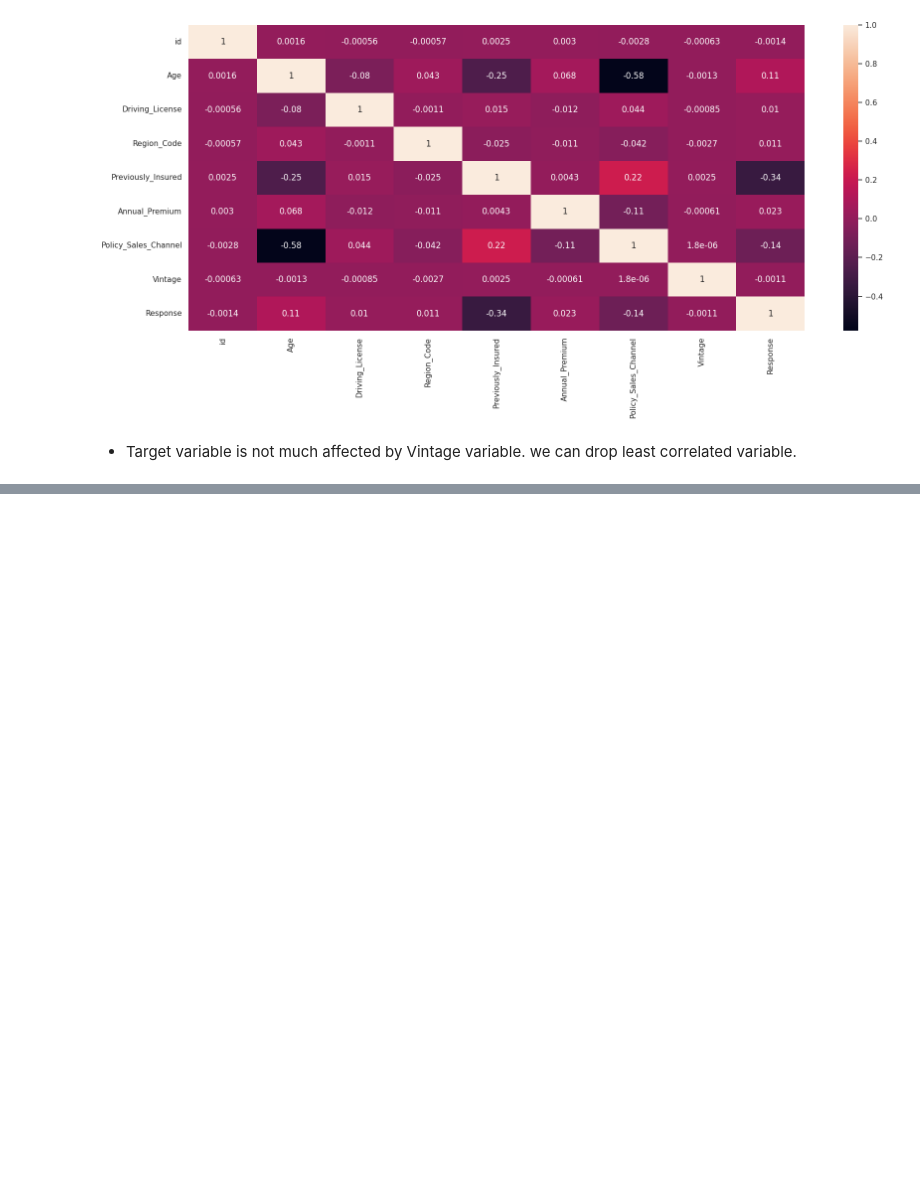
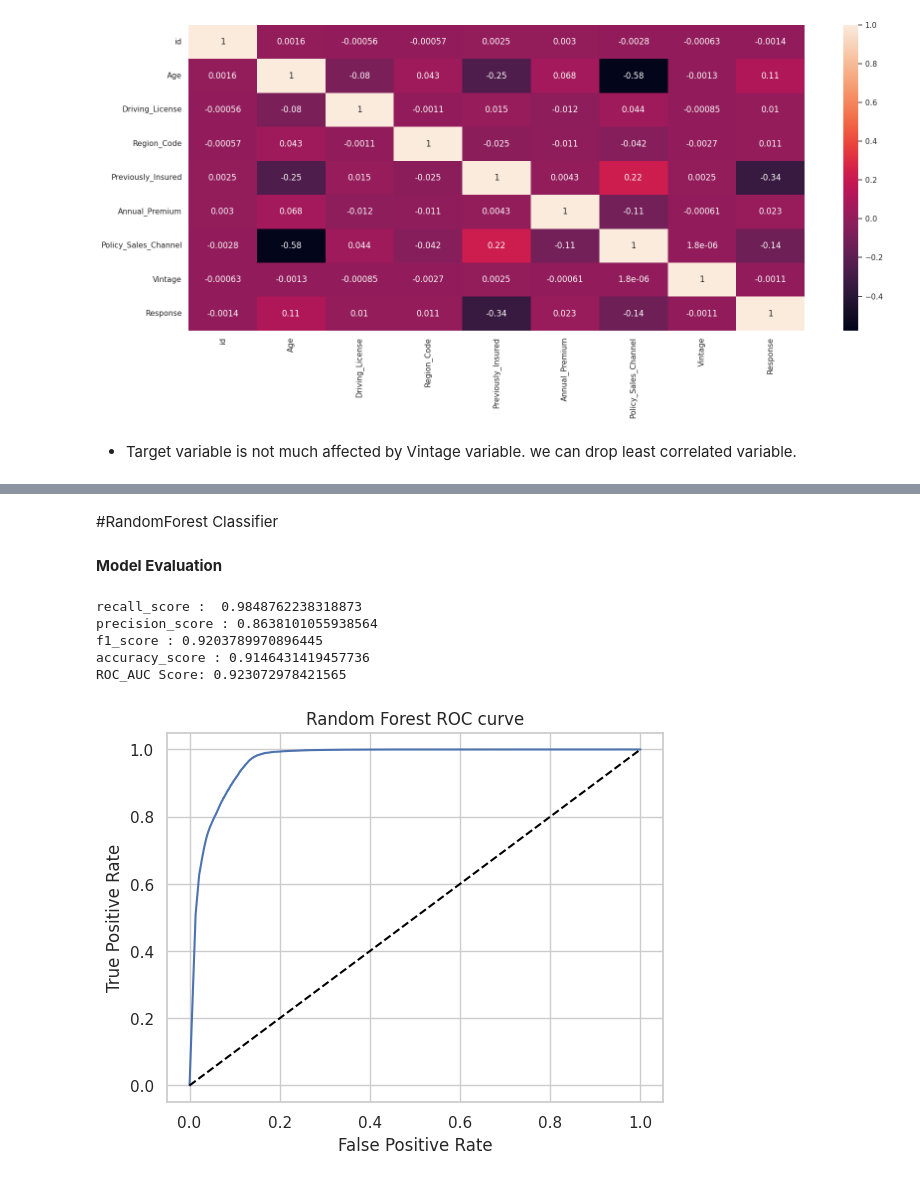
Before and after one commit to istekhar1543/health-insurance-cross-sell-prediction, a Jupyter notebook: health_insurance_cross_sell_prediction.ipynb, the cells around one changed output, grey strips where cells are left out. Saved outputs shown, nothing was run; the diff lists cells and outputs as text; code cells hidden in the pictures; blank space fills up the shorter version.

```diff
--- a/health_insurance_cross_sell_prediction.ipynb
+++ b/health_insurance_cross_sell_prediction.ipynb
@@ -348,0 +515,43 @@ sns.heatmap(df.corr(), annot = True)
+# %% [markdown]
+#RandomForest Classifier
+# %%
+RF_model= RandomForestClassifier()
+RF_model= RF_model.fit(X_train, y_train)
+#Making prediction
+rf_pred= RF_model.predict(X_test)
+rf_proba= RF_model.predict_proba(X_test)[:,1]
+# %% [markdown]
+**Model Evaluation**
+# %%
+# Evaluation
+r_rf=  recall_score(y_test, rf_pred)
+print("recall_score : ", r_rf)
+
+p_rf= precision_score(y_test, rf_pred)
+print("precision_score :",p_rf)
+
+f1_rf= f1_score(y_test, rf_pred)
+print("f1_score :", f1_rf)
+
+A_rf= accuracy_score(y_test, rf_pred)
+print("accuracy_score :",A_rf)
+
+acu_rf = roc_auc_score(rf_pred, y_test)
+print("ROC_AUC Score:",acu_rf)
+# %% [output]
+recall_score :  0.9848762238318873
+precision_score : 0.8638101055938564
+f1_score : 0.9203789970896445
+accuracy_score : 0.9146431419457736
+ROC_AUC Score: 0.923072978421565
+# %%
+fpr, tpr, _ = roc_curve(y_test, rf_proba)
+
+plt.title('Random Forest ROC curve')
+plt.xlabel("False Positive Rate")
+plt.ylabel("True Positive Rate")
+plt.plot(fpr,tpr)
+plt.plot((0,1), linestyle="--",color='black')
+plt.show()
+# %% [output]
+[figure, added]
```
Also changed, not shown: parts of 34 cells of this notebook.
